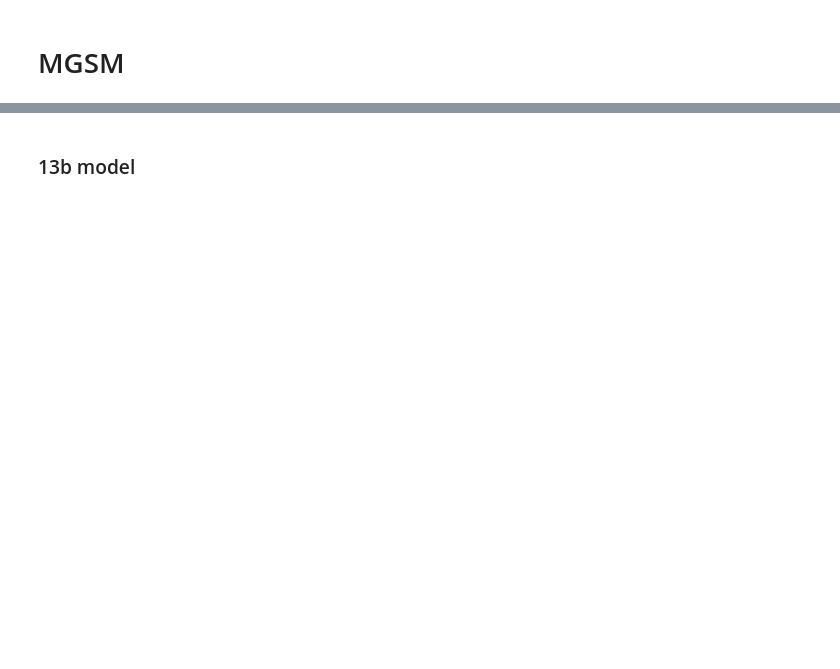
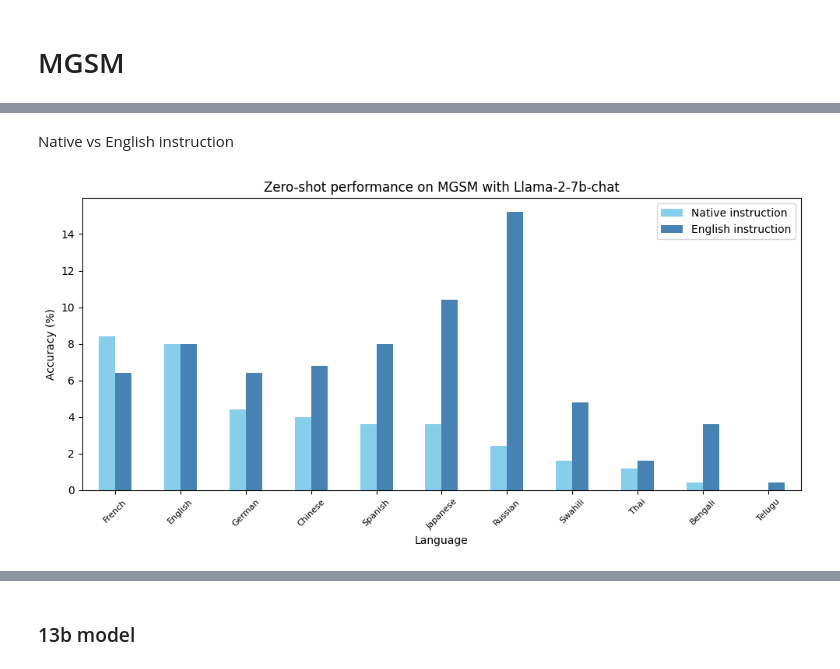
Before and after one commit to Mara4444/MSc-thesis-2024, a Jupyter notebook: code/responses llama.ipynb, the cells around one changed output, grey strips where cells are left out. Drawn from its saved outputs; the diff is of its cells as text; code cells hidden in the pictures; blank space fills up the shorter version.

```diff
--- a/code/responses llama.ipynb
+++ b/code/responses llama.ipynb
@@ -329,0 +665,43 @@ plt.show()
+# %% [markdown]
+Native vs English instruction
+# %%
+df = pd.DataFrame({'Language' : mgsm_langs,
+                    'Native instruction' : mgsm_basic_llama_native_instr_7b,
+                    'English instruction' : mgsm_basic_llama_eng_instr_7b
+                    })
+
+df.set_index('Language', inplace=True)
+df = df.sort_values('Native instruction', ascending=False)
+
+df.plot(kind='bar', figsize=(10, 5),color=['skyblue','steelblue'])
+
+
+plt.title('Zero-shot performance on MGSM with Llama-2-7b-chat')
+plt.ylabel('Accuracy (%)')
+plt.xlabel('Language')
+plt.xticks(rotation=45,fontsize=8)
+plt.legend()
+
+plt.tight_layout()
+plt.show()
+
+# df = pd.DataFrame({'Language' : mt_langs,
+#                     'Native instruction' : mgsm_mt_basic_llama_native_instr_7b,
+#                     'English instruction' : mgsm_mt_basic_llama_eng_instr_7b
+#                     })
+
+# df.set_index('Language', inplace=True)
+# df = df.sort_values('Native instruction', ascending=False)
+
+# df.plot(kind='bar', figsize=(10, 5),color=['skyblue','steelblue'])
+
+# plt.title('Zero-shot performance on machine-translated MGSM with Llama-2-7b-chat')
+# plt.ylabel('Accuracy (%)')
+# plt.xlabel('Language')
+# plt.xticks(rotation=45,fontsize=6)
+# plt.legend()
+
+# plt.tight_layout()
+# plt.show()
+# %% [output]
+[figure, added]
```
Also changed, not shown: parts of 21 cells of this notebook, 29 other files.
